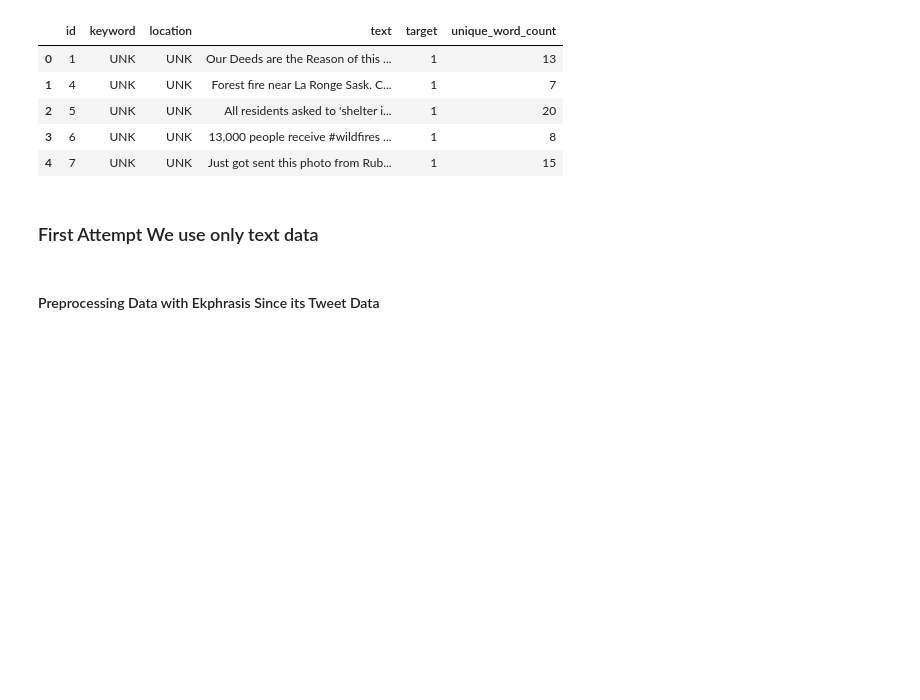
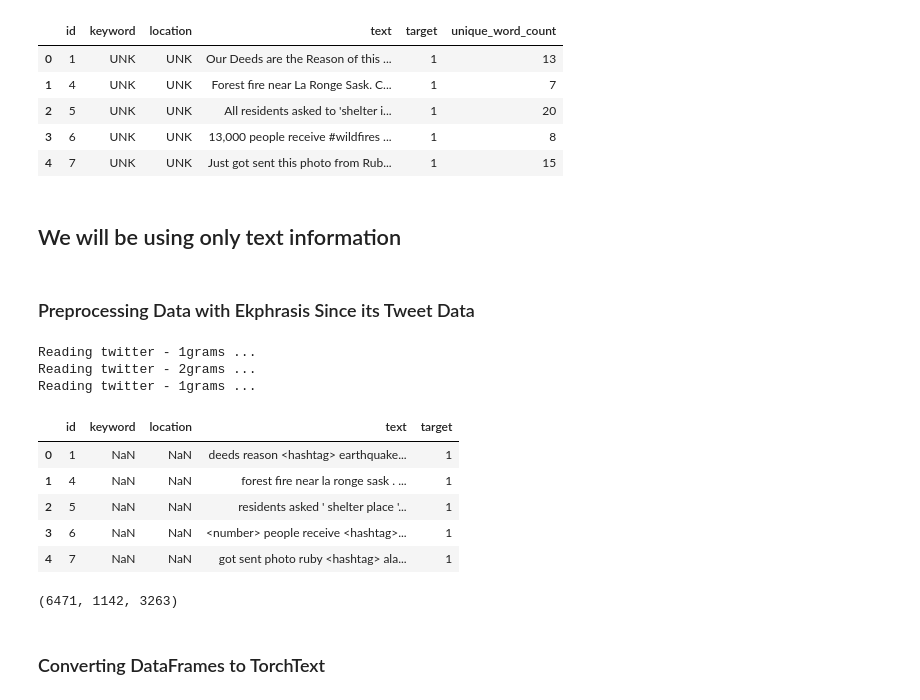
Before and after one commit to shivammehta007/NLPResearch, a Jupyter notebook: Tutorials/PyTorch_Tutorial/Text4Thesis/KaggleCompetitionTest.ipynb, the cells around one changed output. Cells and saved outputs as stored; diff of their text form; code cells hidden in the pictures; blank space fills up the shorter version.

Commit message:
Completing Data Loading

```diff
--- a/Tutorials/PyTorch_Tutorial/Text4Thesis/KaggleCompetitionTest.ipynb
+++ b/Tutorials/PyTorch_Tutorial/Text4Thesis/KaggleCompetitionTest.ipynb
@@ -211,6 +208,59 @@ train_data.head()
 | 3 | 6 | UNK | UNK | 13,000 people receive #wildfires ... | 1 | 8 |
 | 4 | 7 | UNK | UNK | Just got sent this photo from Rub... | 1 | 15 |
 # %% [markdown]
-### First Attempt We use only text data
+## We will be using only text information
 # %% [markdown]
-#### Preprocessing Data with Ekphrasis Since its Tweet Data
+### Preprocessing Data with Ekphrasis Since its Tweet Data
+# %%
+
+emoticons_additional = {
+    '(^・^)': '<happy>', ':‑c': '<sad>', '=‑d': '<happy>', ":'‑)": '<happy>', ':‑d': '<laugh>',
+    ':‑(': '<sad>', ';‑)': '<happy>', ':‑)': '<happy>', ':\\/': '<sad>', 'd=<': '<annoyed>',
+    ':‑/': '<annoyed>', ';‑]': '<happy>', '(^�^)': '<happy>', 'angru': 'angry', "d‑':":
+        '<annoyed>', ":'‑(": '<sad>', ":‑[": '<annoyed>', '(�?�)': '<happy>', 'x‑d': '<laugh>',
+}
+
+text_processor = TextPreProcessor(
+    # terms that will be normalized
+    normalize=['url', 'email', 'percent', 'money', 'phone', 'user',
+               'time', 'url', 'date', 'number'],
+    # terms that will be annotated
+    annotate={"hashtag", "allcaps", "elongated", "repeated",
+              'emphasis', 'censored'},
+    fix_html=True,  # fix HTML tokens
+    # corpus from which the word statistics are going to be used
+    # for word segmentation
+    segmenter="twitter",
+    # corpus from which the word statistics are going to be used
+    # for spell correction
+    corrector="twitter",
+    unpack_hashtags=True,  # perform word segmentation on hashtags
+    unpack_contractions=True,  # Unpack contractions (can't -> can not)
+    spell_correct_elong=True,  # spell correction for elongated words
+    # the tokenizer takes an input of a string and return a list of tokens
+    tokenizer=SocialTokenizer(lowercase=True).tokenize,
+    # list of dictionaries, for replacing tokens extracted from the text,
+    # with other expressions. You can pass more than one dictionaries.
+    dicts=[emoticons, emoticons_additional]
+)
+
+
+def preprocess(text):
+    text = text_processor.pre_process_doc(text)
+    return ' '.join([word for word in text if word not in stopwords.words('english')])
+# %% [output]
+Reading twitter - 1grams ...
+Reading twitter - 2grams ...
+Reading twitter - 1grams ...
+# %%
+train_data['text'] = train_data['text'].apply(preprocess)
+test_data['text'] = test_data['text'].apply(preprocess)
+# %%
+train_data.head()
+# %% [output]
+|  | id | keyword | location | text | target |
+| 0 | 1 | NaN | NaN | deeds reason <hashtag> earthquake... | 1 |
+| 1 | 4 | NaN | NaN | forest fire near la ronge sask . ... | 1 |
+| 2 | 5 | NaN | NaN | residents asked ' shelter place '... | 1 |
+| 3 | 6 | NaN | NaN | <number> people receive <hashtag>... | 1 |
+| 4 | 7 | NaN | NaN | got sent photo ruby <hashtag> ala... | 1 |
@@ -217,3 +269,9 @@ train_data.head()
+# %%
+len(train_data), len(validation_data), len(test_data)
+# %% [output]
+(6471, 1142, 3263)
+# %% [markdown]
+### Converting DataFrames to TorchText
 # %%
 TEXT = data.Field(tokenize='spacy',init_token='<START>', eos_token='<END>', include_lengths = True)
 LABEL = data.LabelField(dtype=torch.long)
```
Also changed, not shown: parts of 7 cells of this notebook.
